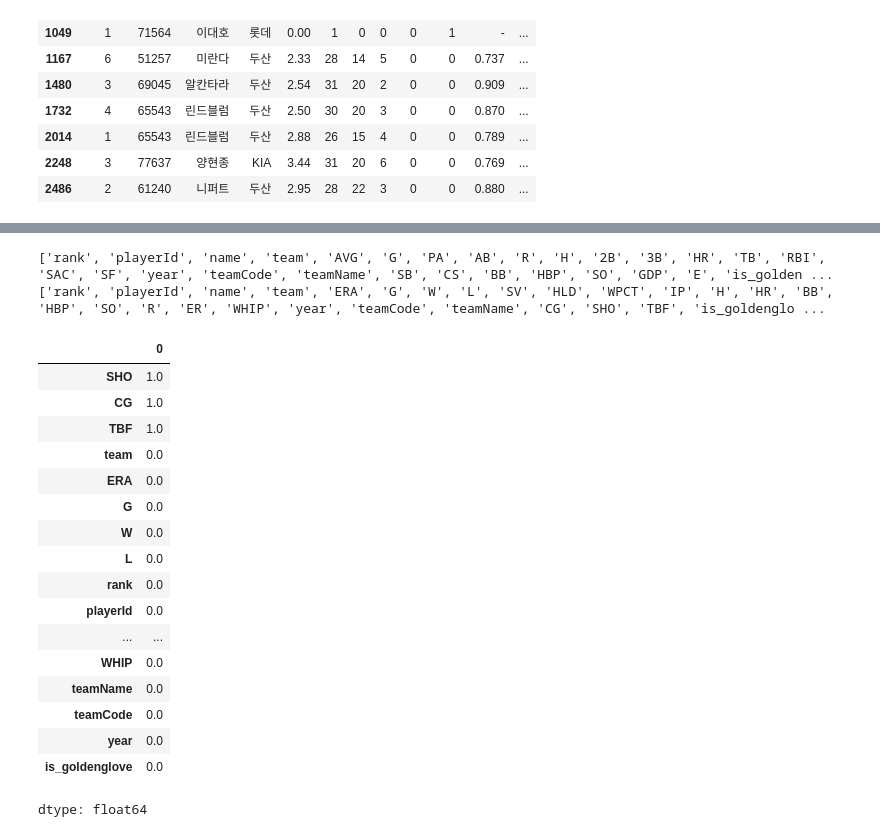
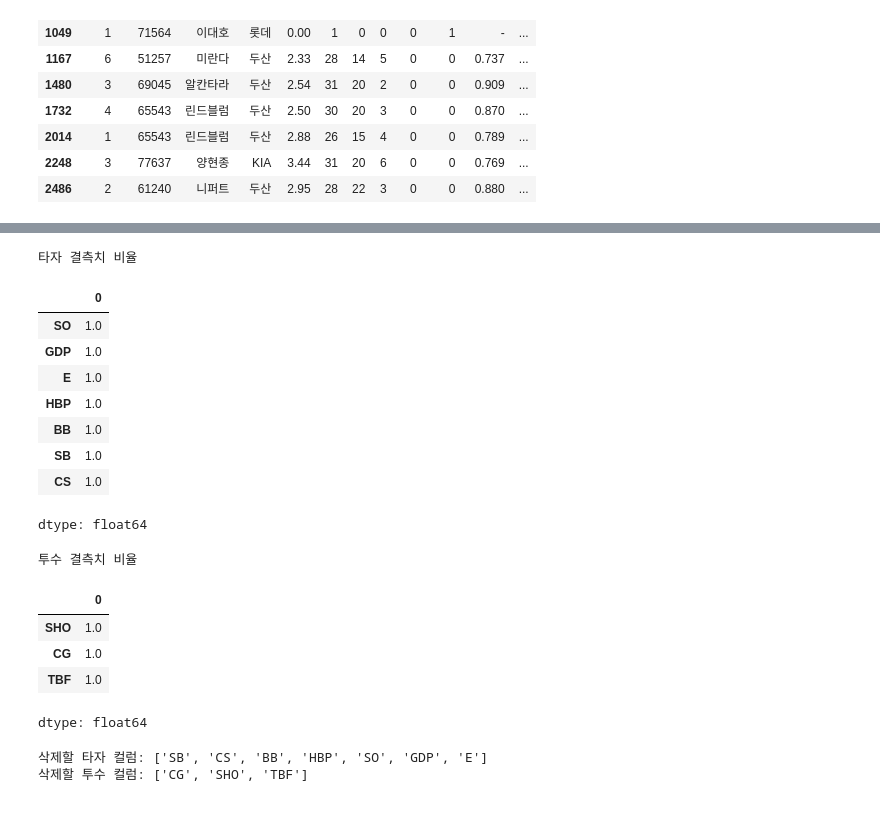
Before and after one commit to dohee-jin/data-mining-final-project, a Jupyter notebook: notebooks/kbo_analysis.ipynb, the cells around one changed output, grey strips where cells are left out. Drawn from its saved outputs; the diff is of its cells as text; code cells hidden in the pictures.

```diff
--- a/notebooks/kbo_analysis.ipynb
+++ b/notebooks/kbo_analysis.ipynb
@@ -632,36 +792,64 @@ pitcher_recent[pitcher_recent["is_goldenglove"] == 1]
 # %%
-# 세부지표 NaN값 확인
-print(hitter_recent.columns.tolist())
-print(pitcher_recent.columns.tolist())
-
-# 결측치 비율 확인(NaN)
-hitter_recent.isna().mean().sort_values(ascending=False).head(30)
-pitcher_recent.isna().mean().sort_values(ascending=False).head(30)
+# 타자 결측치 비율 확인(NaN)
+hitter_missing = hitter_recent.isna().mean().sort_values(ascending=False)
+print("타자 결측치 비율")
+display(hitter_missing[hitter_missing > 0])
 
 # playerId, teamName, teamCode 칼럼 삭제
-# 투수 데이터 SHO, CG, TBF 결측치 처리 필요
 # 타자 데이터 SO, GDP, E, HBP, BB, SB, CS 결측치 처리 필요
 # %% [output]
-['rank', 'playerId', 'name', 'team', 'AVG', 'G', 'PA', 'AB', 'R', 'H', '2B', '3B', 'HR', 'TB', 'RBI', 'SAC', 'SF', 'year', 'teamCode', 'teamName', 'SB', 'CS', 'BB', 'HBP', 'SO', 'GDP', 'E', 'is_golden ...
-['rank', 'playerId', 'name', 'team', 'ERA', 'G', 'W', 'L', 'SV', 'HLD', 'WPCT', 'IP', 'H', 'HR', 'BB', 'HBP', 'SO', 'R', 'ER', 'WHIP', 'year', 'teamCode', 'teamName', 'CG', 'SHO', 'TBF', 'is_goldenglo ...
+타자 결측치 비율
 |  | 0 |
-| SHO | 1.0 |
-| CG | 1.0 |
-| TBF | 1.0 |
-| team | 0.0 |
-| ERA | 0.0 |
-| G | 0.0 |
-| W | 0.0 |
-| L | 0.0 |
-| rank | 0.0 |
-| playerId | 0.0 |
-| ... | ... |
-| WHIP | 0.0 |
-| teamName | 0.0 |
-| teamCode | 0.0 |
-| year | 0.0 |
-| is_goldenglove | 0.0 |
+| SO | 1.0 |
+| GDP | 1.0 |
+| E | 1.0 |
+| HBP | 1.0 |
+| BB | 1.0 |
+| SB | 1.0 |
+| CS | 1.0 |
 dtype: float64
+# %%
+# 투수 결측치 비율 확인(NaN)
+pitcher_missing = pitcher_recent.isna().mean().sort_values(ascending=False)
+print("투수 결측치 비율")
+display(pitcher_missing[pitcher_missing > 0])
+# %% [output]
+투수 결측치 비율
+|  | 0 |
+| SHO | 1.0 |
+| CG | 1.0 |
+| TBF | 1.0 |
+dtype: float64
+# %%
+# 학습 데이터의 불필요한 공통 칼럼 제거
+
+# 삭제하면 안되는 칼럼
+protected_cols_hitter = ["year", "name", "team", "position", "is_goldenglove"]
+protected_cols_pitcher = ["year", "name", "team", "is_goldenglove"]
+
+# 결측치 50% 이상 칼럼 찾기
+hitter_missing_ratio = hitter_recent.isna().mean()
+pitcher_missing_ratio = pitcher_recent.isna().mean()
+
+hitter_drop_cols = [
+    col for col in hitter_missing_ratio[hitter_missing_ratio >= 0.5].index
+    if col not in protected_cols_hitter
+]
+
+pitcher_drop_cols = [
+    col for col in pitcher_missing_ratio[pitcher_missing_ratio >= 0.5].index
+    if col not in protected_cols_pitcher
+]
+
+print("삭제할 타자 컬럼:", hitter_drop_cols)
+print("삭제할 투수 컬럼:", pitcher_drop_cols)
+
+# 컬럼 삭제
+hitter_recent_clean = hitter_recent.drop(columns=hitter_drop_cols).copy()
+pitcher_recent_clean = pitcher_recent.drop(columns=pitcher_drop_cols).copy()
+# %% [output]
+삭제할 타자 컬럼: ['SB', 'CS', 'BB', 'HBP', 'SO', 'GDP', 'E']
+삭제할 투수 컬럼: ['CG', 'SHO', 'TBF']
 # %%
 # hitter_recent 및 pitcher_recent 데이터프레임의 결측치 비율 확인
 print("\n--- hitter_recent Missing Values ---")
```
Also changed, not shown: parts of 7 cells of this notebook.
